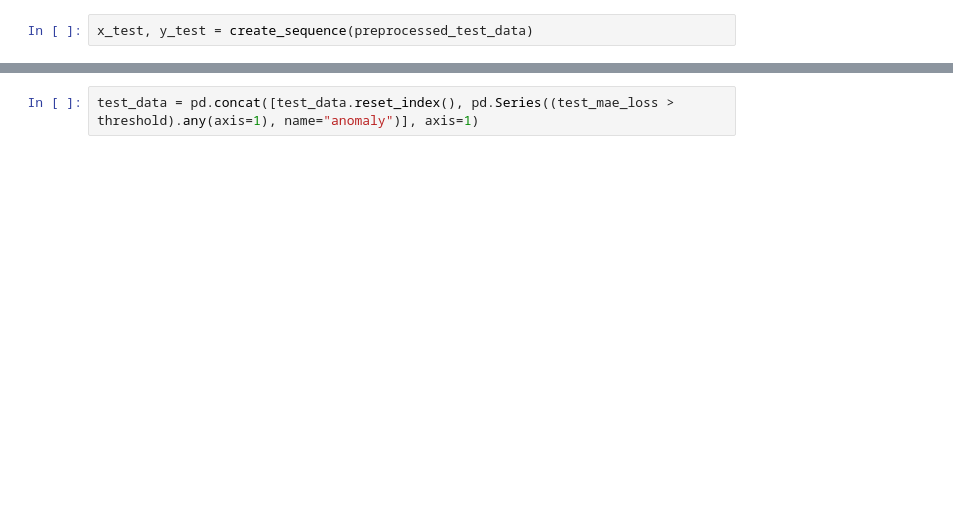
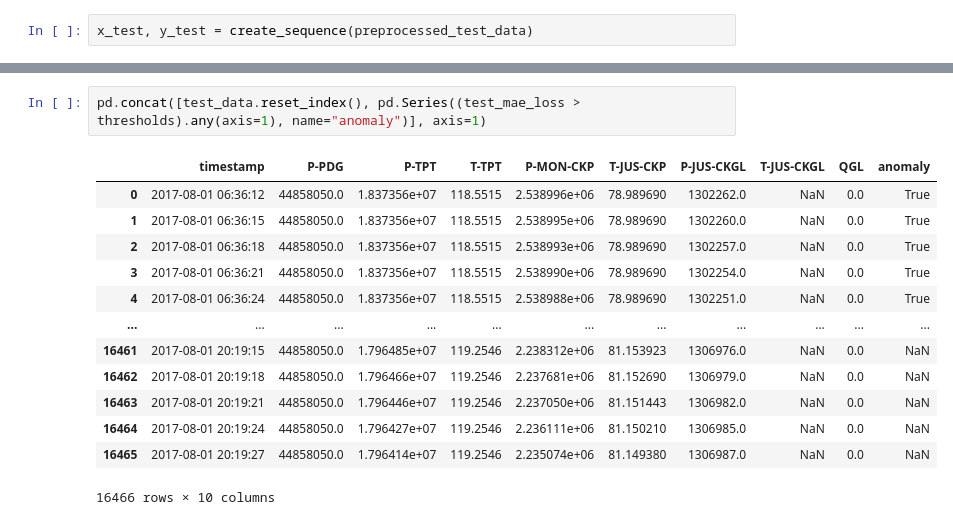
Before and after one commit to bernardoco/3W, a Jupyter notebook: problems/anomaly_detection/analysis.ipynb, the cells around one changed output, grey strips where cells are left out. Cells and saved outputs as stored; diff of their text form; blank space fills up the shorter version.

```diff
--- a/problems/anomaly_detection/analysis.ipynb
+++ b/problems/anomaly_detection/analysis.ipynb
@@ -179,2 +227,16 @@ for i in range(2):
 # %%
-test_data = pd.concat([test_data.reset_index(), pd.Series((test_mae_loss > threshold).any(axis=1), name="anomaly")], axis=1)
+pd.concat([test_data.reset_index(), pd.Series((test_mae_loss > thresholds).any(axis=1), name="anomaly")], axis=1)
+# %% [output]
+|  | timestamp | P-PDG | P-TPT | T-TPT | P-MON-CKP | T-JUS-CKP | P-JUS-CKGL | T-JUS-CKGL | QGL | anomaly |
+| 0 | 2017-08-01 06:36:12 | 44858050.0 | 1.837356e+07 | 118.5515 | 2.538996e+06 | 78.989690 | 1302262.0 | NaN | 0.0 | True |
+| 1 | 2017-08-01 06:36:15 | 44858050.0 | 1.837356e+07 | 118.5515 | 2.538995e+06 | 78.989690 | 1302260.0 | NaN | 0.0 | True |
+| 2 | 2017-08-01 06:36:18 | 44858050.0 | 1.837356e+07 | 118.5515 | 2.538993e+06 | 78.989690 | 1302257.0 | NaN | 0.0 | True |
+| 3 | 2017-08-01 06:36:21 | 44858050.0 | 1.837356e+07 | 118.5515 | 2.538990e+06 | 78.989690 | 1302254.0 | NaN | 0.0 | True |
+| 4 | 2017-08-01 06:36:24 | 44858050.0 | 1.837356e+07 | 118.5515 | 2.538988e+06 | 78.989690 | 1302251.0 | NaN | 0.0 | True |
+| ... | ... | ... | ... | ... | ... | ... | ... | ... | ... | ... |
+| 16461 | 2017-08-01 20:19:15 | 44858050.0 | 1.796485e+07 | 119.2546 | 2.238312e+06 | 81.153923 | 1306976.0 | NaN | 0.0 | NaN |
+| 16462 | 2017-08-01 20:19:18 | 44858050.0 | 1.796466e+07 | 119.2546 | 2.237681e+06 | 81.152690 | 1306979.0 | NaN | 0.0 | NaN |
+| 16463 | 2017-08-01 20:19:21 | 44858050.0 | 1.796446e+07 | 119.2546 | 2.237050e+06 | 81.151443 | 1306982.0 | NaN | 0.0 | NaN |
+| 16464 | 2017-08-01 20:19:24 | 44858050.0 | 1.796427e+07 | 119.2546 | 2.236111e+06 | 81.150210 | 1306985.0 | NaN | 0.0 | NaN |
+| 16465 | 2017-08-01 20:19:27 | 44858050.0 | 1.796414e+07 | 119.2546 | 2.235074e+06 | 81.149380 | 1306987.0 | NaN | 0.0 | NaN |
+16466 rows × 10 columns
```
Also changed, not shown: parts of 18 cells of this notebook.
